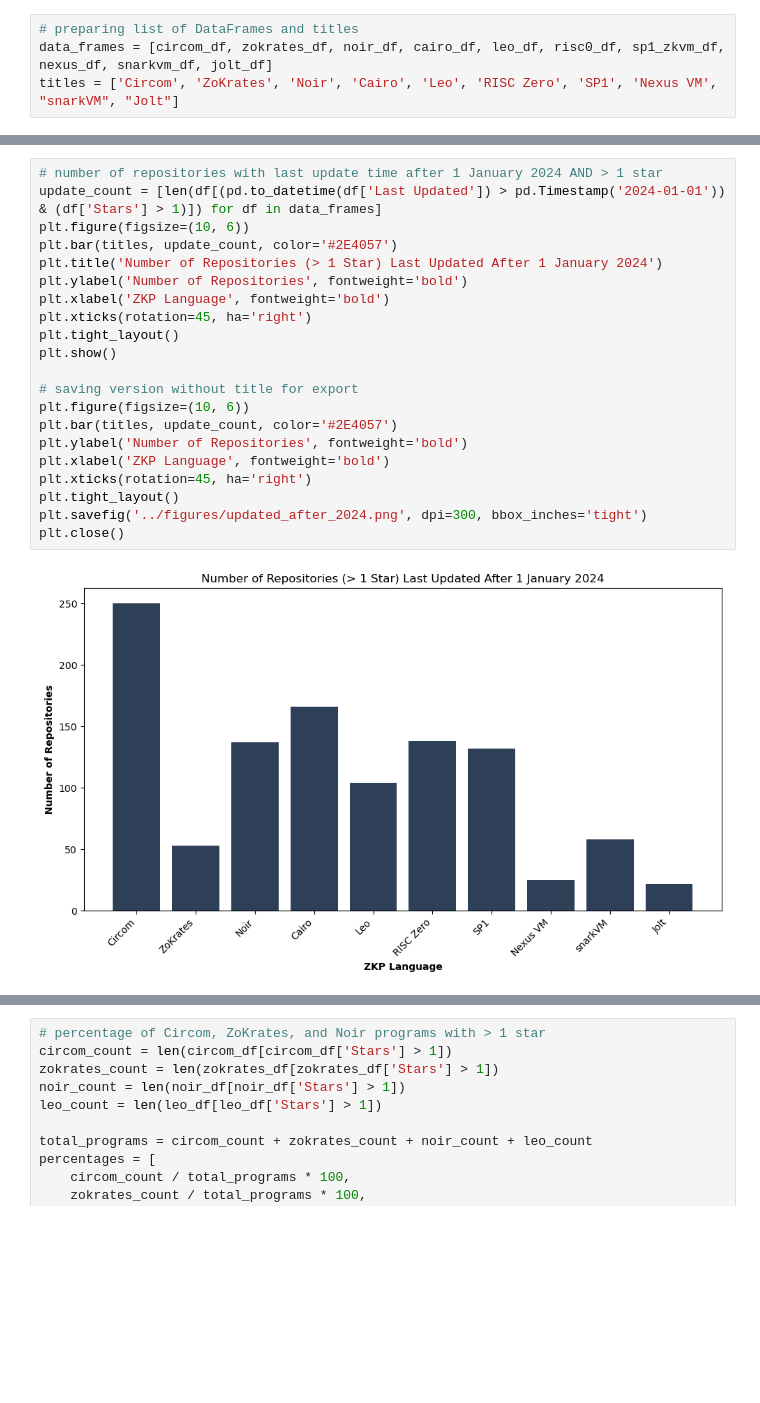
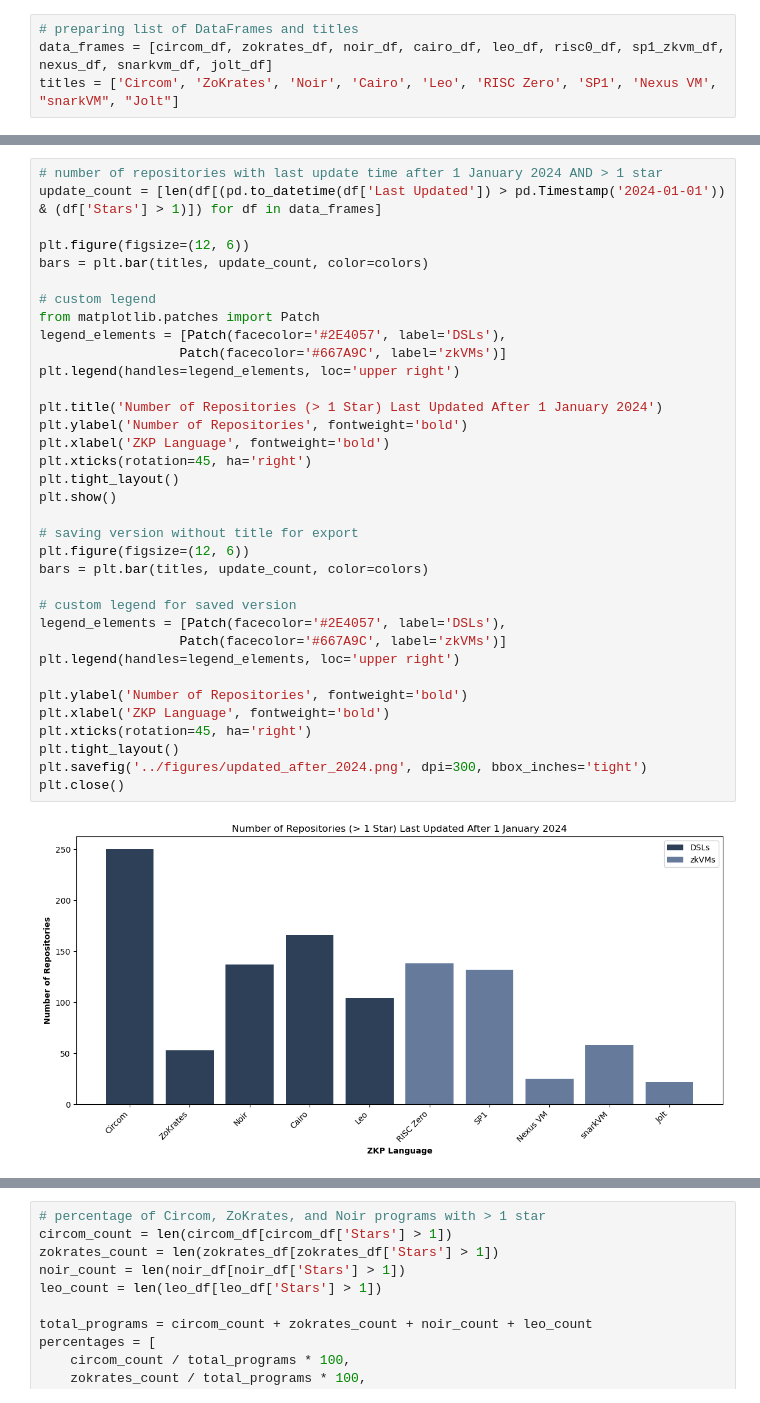
Before and after one commit to ArmanKolozyan/ZKP-Languages, a Jupyter notebook: src/data_analyzer.ipynb, the cells around one changed output, grey strips where cells are left out. Cells and saved outputs as stored; diff of their text form; blank space fills up the shorter version.

```diff
--- a/src/data_analyzer.ipynb
+++ b/src/data_analyzer.ipynb
@@ -52,26 +70,40 @@ plt.close()
 # %%
 # number of repositories with last update time after 1 January 2024 AND > 1 star
 update_count = [len(df[(pd.to_datetime(df['Last Updated']) > pd.Timestamp('2024-01-01')) & (df['Stars'] > 1)]) for df in data_frames]
-plt.figure(figsize=(10, 6))
-plt.bar(titles, update_count, color='#2E4057')
+
+plt.figure(figsize=(12, 6))
+bars = plt.bar(titles, update_count, color=colors)
+
+# custom legend
+from matplotlib.patches import Patch
+legend_elements = [Patch(facecolor='#2E4057', label='DSLs'),
+                  Patch(facecolor='#667A9C', label='zkVMs')]
+plt.legend(handles=legend_elements, loc='upper right')
+
 plt.title('Number of Repositories (> 1 Star) Last Updated After 1 January 2024')
 plt.ylabel('Number of Repositories', fontweight='bold')
 plt.xlabel('ZKP Language', fontweight='bold')
 plt.xticks(rotation=45, ha='right')
 plt.tight_layout()
 plt.show()
 
 # saving version without title for export
-plt.figure(figsize=(10, 6))
-plt.bar(titles, update_count, color='#2E4057')
+plt.figure(figsize=(12, 6))
+bars = plt.bar(titles, update_count, color=colors)
+
+# custom legend for saved version
+legend_elements = [Patch(facecolor='#2E4057', label='DSLs'),
+                  Patch(facecolor='#667A9C', label='zkVMs')]
+plt.legend(handles=legend_elements, loc='upper right')
+
 plt.ylabel('Number of Repositories', fontweight='bold')
 plt.xlabel('ZKP Language', fontweight='bold')
 plt.xticks(rotation=45, ha='right')
 plt.tight_layout()
 plt.savefig('../figures/updated_after_2024.png', dpi=300, bbox_inches='tight')
 plt.close()
 # %% [output]
-[figure, old version]
+[figure, new version]
 # %%
 # number of repositories with > 10 total issues AND > 1 star
 issues_count = [len(df[(df['Total Issues'] > 10) & (df['Stars'] > 1)]) for df in data_frames]
```
Also changed, not shown: parts of 2 cells of this notebook, 3 other files.
